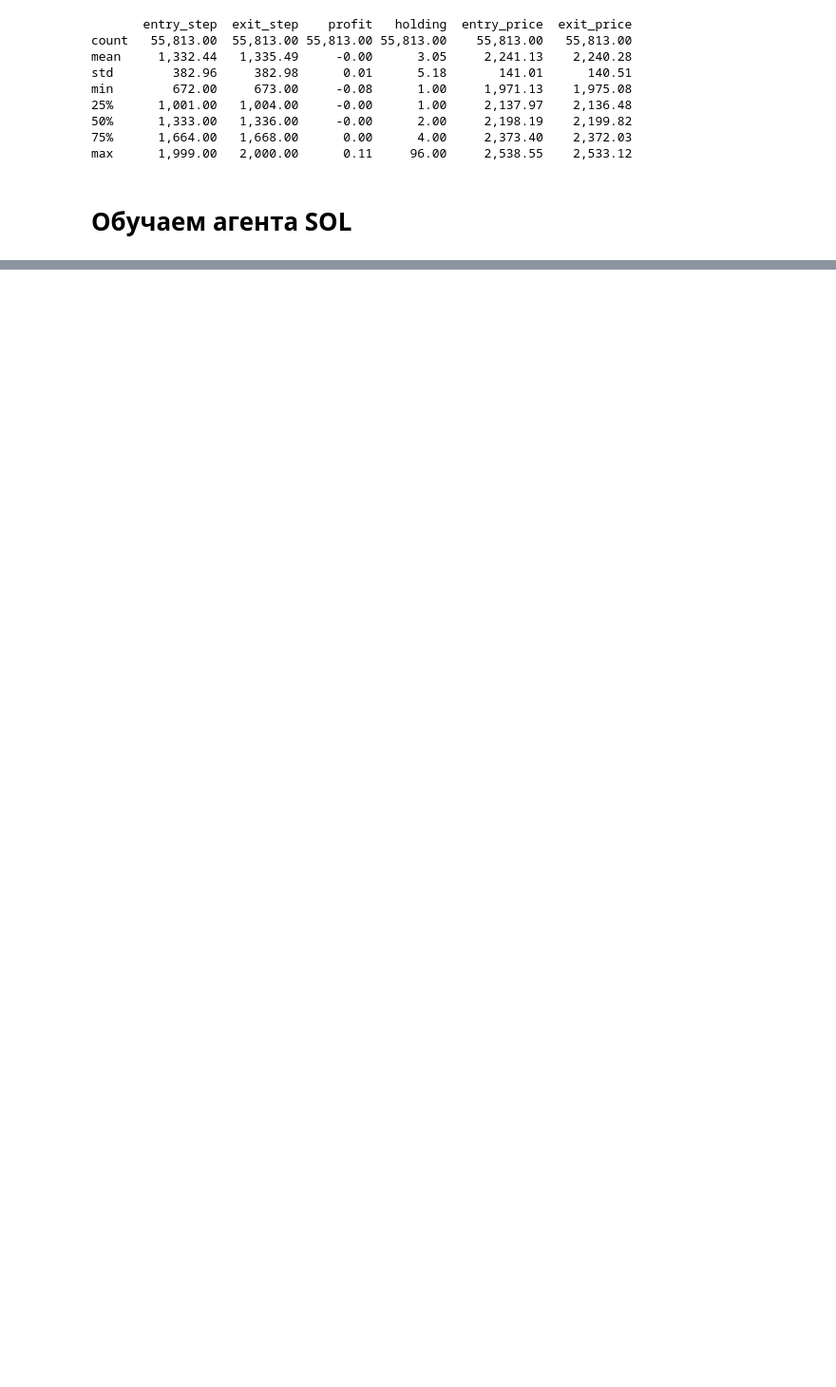
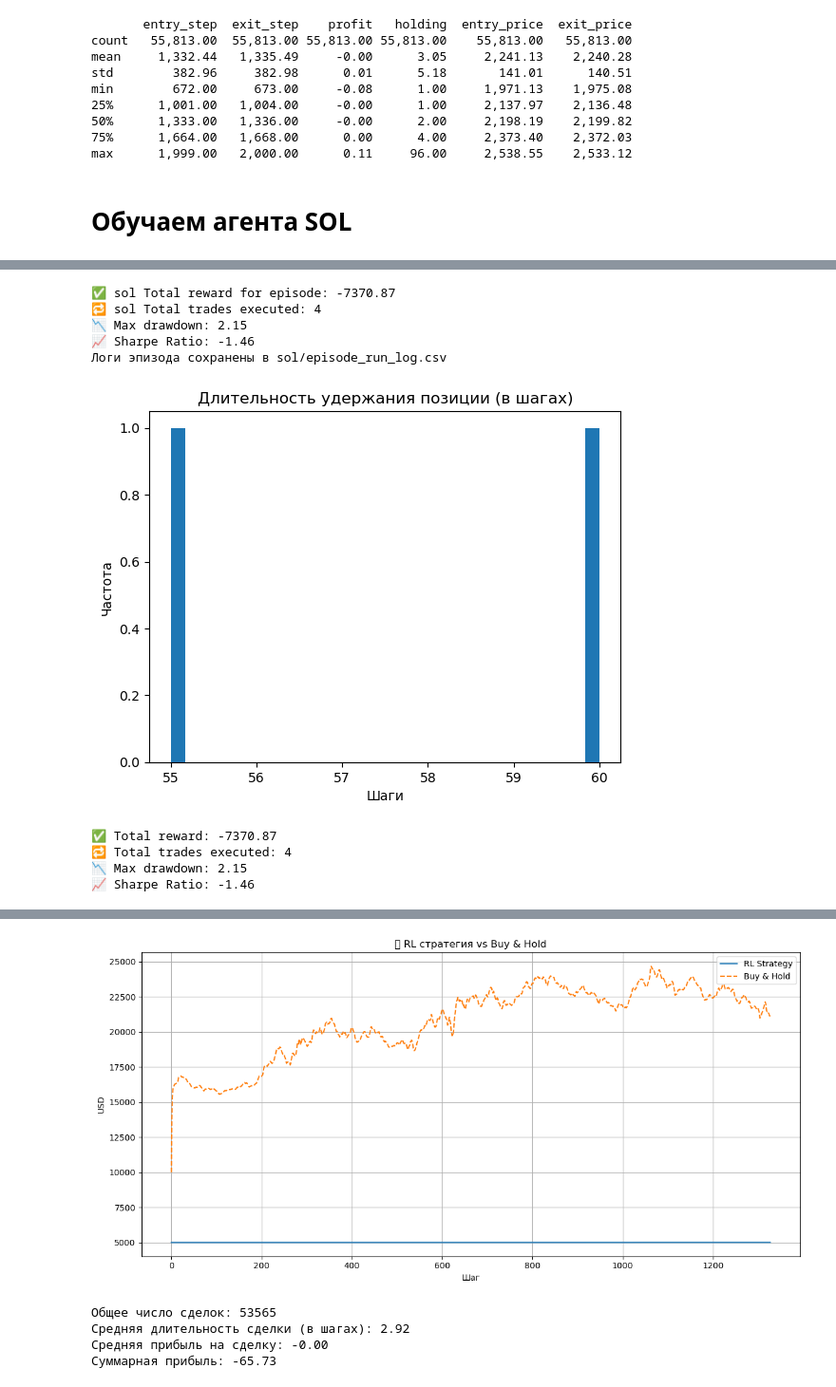
Before and after one commit to Saatarko/crypt_research, a Jupyter notebook: notebooks/crypto.ipynb, the cells around one changed output, grey strips where cells are left out. Shown at 95% size. Drawn from its saved outputs; the diff is of its cells as text; code cells hidden in the pictures; blank space fills up the shorter version.

```diff
--- a/notebooks/crypto.ipynb
+++ b/notebooks/crypto.ipynb
@@ -1554,3 +1554,5 @@ model_eth.save("ppo_eth_trading_v1")
+# %%
+model_eth = PPO.load("ppo_eth_trading_v1", env=vec_env_eth, custom_objects={"policy_class": TransformerPolicy})
 # %%
 test(vec_env_eth, model_eth, eth_with_ta, crypt="eth")
 # %% [output]
@@ -1640,2 +1655,17 @@ Using cuda device
 # %%
 model_sol.save("ppo_sol_trading_v1")
+# %%
+model_sol = PPO.load("ppo_sol_trading_v1", env=vec_env_sol, custom_objects={"policy_class": TransformerPolicy})
+# %%
+test(vec_env_sol, model_sol, sol_with_ta, crypt="sol")
+# %% [output]
+✅ sol Total reward for episode: -7370.87
+🔁 sol Total trades executed: 4
+📉 Max drawdown: 2.15
+📈 Sharpe Ratio: -1.46
+Логи эпизода сохранены в sol/episode_run_log.csv
+[figure, added]
+✅ Total reward: -7370.87
+🔁 Total trades executed: 4
+📉 Max drawdown: 2.15
+📈 Sharpe Ratio: -1.46
@@ -1641,0 +1673,5 @@ model_sol.save("ppo_sol_trading_v1")
+[figure, added]
+Общее число сделок: 53565
+Средняя длительность сделки (в шагах): 2.92
+Средняя прибыль на сделку: -0.00
+Суммарная прибыль: -65.73
```
Also changed, not shown: parts of 22 cells of this notebook, 8 other files.
